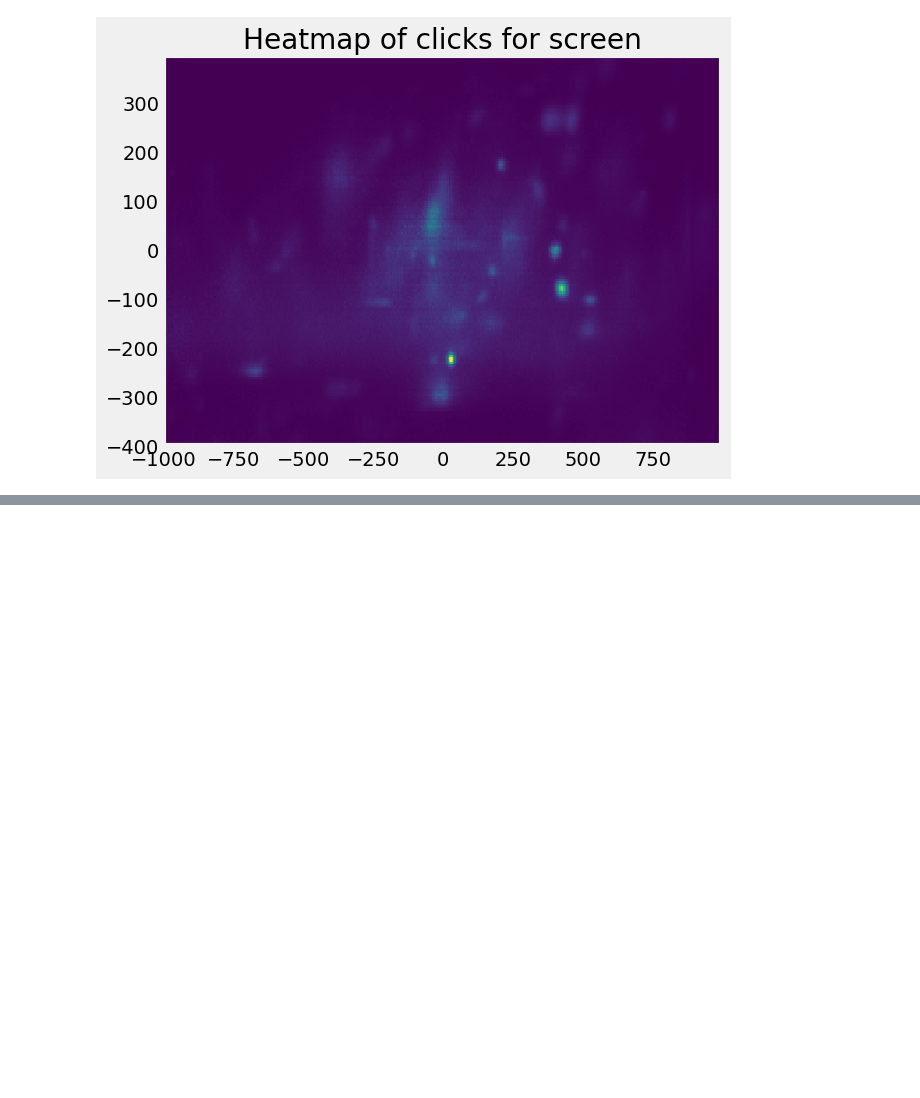
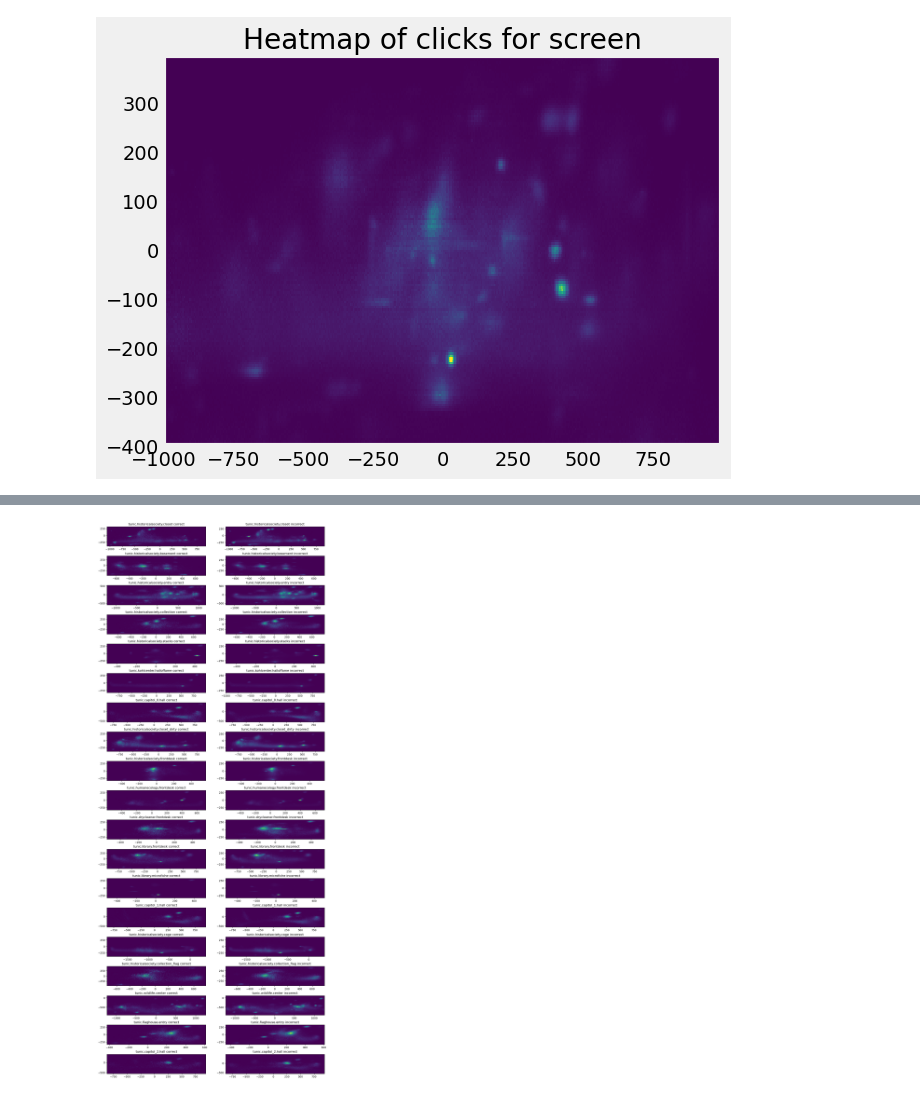
Before and after one commit to pandanautinspace/ml_project, a Jupyter notebook: competitionCOMP435/ken.ipynb, the cells around one changed output, grey strips where cells are left out. Cells and saved outputs as stored; diff of their text form; code cells hidden in the pictures; blank space fills up the shorter version.

```diff
--- a/competitionCOMP435/ken.ipynb
+++ b/competitionCOMP435/ken.ipynb
@@ -206,0 +262,63 @@ heatmap_clicks('session_id', 20090312431273200)
+# %%
+def compare_heatmap_clicks(column, value, question, ax1, ax2):
+    f = frame[frame[column]==value]
+    # print(f)
+    big = f.reset_index()[['session_id', 'room_coor_x', 'room_coor_y']]
+    big = big.set_index('session_id')
+    # print(frame_labels[frame_labels['question']==str(question)])
+    sesh = frame_labels[frame_labels['question']==str(question)].set_index('session')
+    # print(sesh)
+    # print(big)
+    sesh = sesh.join(big)
+    x_cor = sesh[sesh['correct']==1]['room_coor_x'].values
+    y_cor = sesh[sesh['correct']==1]['room_coor_y'].values
+    x_inc = sesh[sesh['correct']==0]['room_coor_x'].values
+    y_inc = sesh[sesh['correct']==0]['room_coor_y'].values
+    x_cor = x_cor[~np.isnan(x_cor)]
+    y_cor = y_cor[~np.isnan(y_cor)]
+    x_inc = x_inc[~np.isnan(x_inc)]
+    y_inc = y_inc[~np.isnan(y_inc)]
+    plt.hist2d(x_cor,y_cor, bins=[np.arange(np.min(x_cor),np.max(x_cor),5),np.arange(np.min(y_cor),np.max(y_cor),5)], ax=ax1)
+    plt.hist2d(x_inc,y_inc, bins=[np.arange(np.min(x_inc),np.max(x_inc),5),np.arange(np.min(y_inc),np.max(y_inc),5)], ax=ax2)
+
+plt.figure(figsize=(15, 40))
+plt.subplots_adjust(hspace=0.5)
+
+for i, thing in enumerate(frame['room_fqid'].unique()):
+    if(i > 18):
+        break
+    column = 'room_fqid'
+    value = thing
+    question = '13'
+    print(i * 2)
+    f = frame[frame[column]==value]
+    # print(f)
+    big = f.reset_index()[['session_id', 'room_coor_x', 'room_coor_y']]
+    big = big.set_index('session_id')
+    # print(frame_labels[frame_labels['question']==str(question)])
+    sesh = frame_labels[frame_labels['question']==str(question)].set_index('session')
+    # print(sesh)
+    # print(big)
+    sesh = sesh.join(big)
+    x_cor = sesh[sesh['correct']==1]['room_coor_x'].values
+    y_cor = sesh[sesh['correct']==1]['room_coor_y'].values
+    x_inc = sesh[sesh['correct']==0]['room_coor_x'].values
+    y_inc = sesh[sesh['correct']==0]['room_coor_y'].values
+    x_cor = x_cor[~np.isnan(x_cor)]
+    y_cor = y_cor[~np.isnan(y_cor)]
+    x_inc = x_inc[~np.isnan(x_inc)]
+    y_inc = y_inc[~np.isnan(y_inc)]
+    try:
+        plt.subplot(20, 2, i * 2 + 1)
+        plt.hist2d(x_cor,y_cor, bins=[np.arange(np.min(x_cor),np.max(x_cor),5),np.arange(np.min(y_cor),np.max(y_cor),5)])
+        plt.title(thing +  " correct")
+    except ValueError:
+        pass
+    try:
+        plt.subplot(20, 2, i * 2 + 2)
+        plt.hist2d(x_inc,y_inc, bins=[np.arange(np.min(x_inc),np.max(x_inc),5),np.arange(np.min(y_inc),np.max(y_inc),5)])
+        plt.title(thing +  " incorrect")
+    except ValueError:
+        pass
+    # compare_heatmap_clicks('fqid', thing, '13', ax1, ax2)
+# %% [output]
@@ -206,0 +344 @@ heatmap_clicks('session_id', 20090312431273200)
+[figure, added]
```
Also changed, not shown: parts of 15 cells of this notebook.
